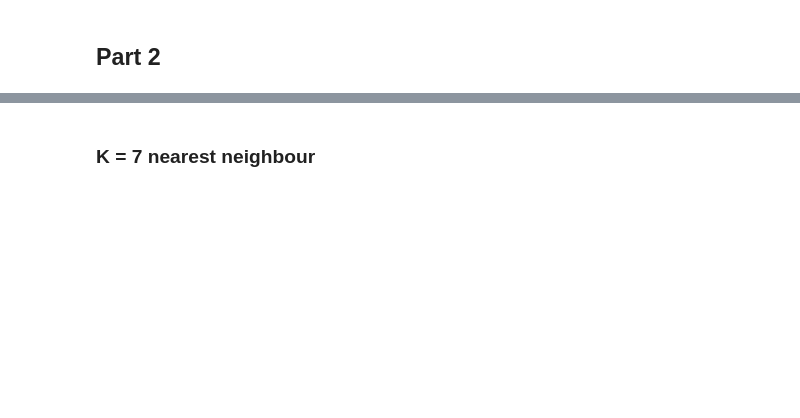
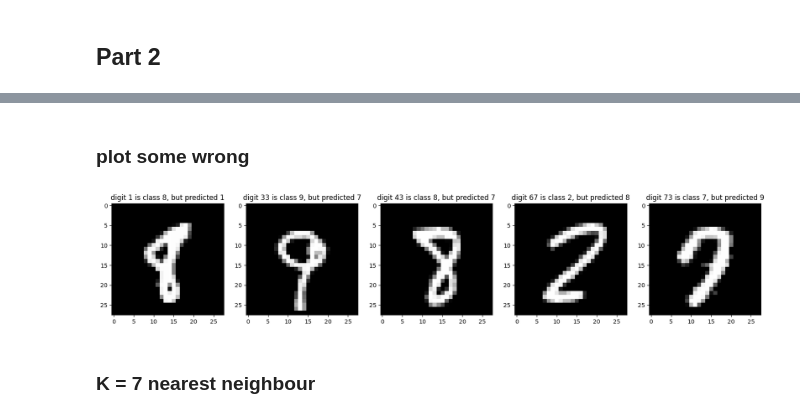
Before and after one commit to jonkor29/TTT4275-classification-project, a Jupyter notebook: digits.ipynb, the cells around one changed output, grey strips where cells are left out. Cells and saved outputs as stored; diff of their text form; code cells hidden in the pictures; blank space fills up the shorter version.

```diff
--- a/digits.ipynb
+++ b/digits.ipynb
@@ -192,3 +190,20 @@ plot_confusion_matrix(conf_matrix, score)
+# %% [markdown]
+### plot some wrong
+# %%
+n = 5
+fig, axs = plt.subplots(1, n)
+fig.set_size_inches(20, 5)
+
+error_idx = np.nonzero(preds - shuffled_test_labels)[0]
+
+for i in range(n):
+    ix = error_idx[i]
+    axs[i].imshow(shuffled_test_data[ix].reshape(28, 28))
+    axs[i].set_title(f'digit {ix} is class {shuffled_test_labels[ix]}, but predicted {preds[ix]}')
+
+plt.show()
+# %% [output]
+[figure, added]
 # %% [markdown]
 ### K = 7 nearest neighbour
 # %%
```
Also changed, not shown: parts of 10 cells of this notebook.
